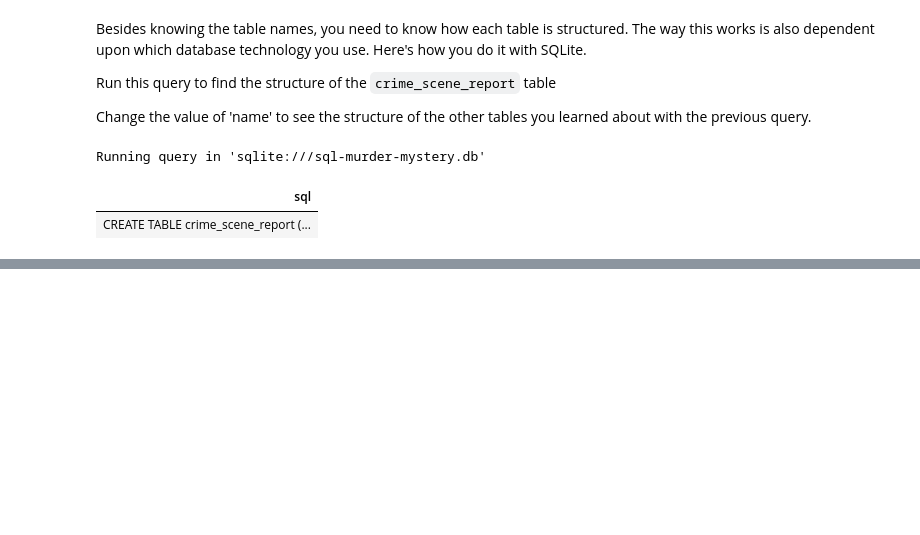
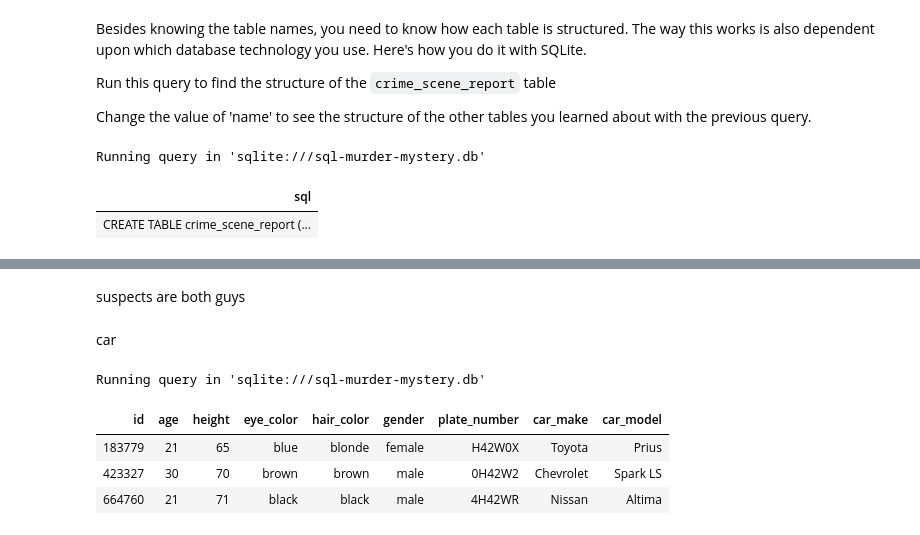
Before and after one commit to UCSF-DataSci/3-sql-yangpings, a Jupyter notebook: MYSTERY.ipynb, the cells around one changed output, grey strips where cells are left out. Cells and saved outputs as stored; diff of their text form; code cells hidden in the pictures; blank space fills up the shorter version.

```diff
--- a/MYSTERY.ipynb
+++ b/MYSTERY.ipynb
@@ -80,0 +152,15 @@ Did you find the killer? When you think you know the answer, submit your suspect
+# %% [markdown]
+suspects are both guys
+# %% [markdown]
+car
+# %%
+%%sql
+SELECT *
+FROM drivers_license
+WHERE plate_number LIKE '%H42W%'
+# %% [output]
+Running query in 'sqlite:///sql-murder-mystery.db'
+| id | age | height | eye_color | hair_color | gender | plate_number | car_make | car_model |
+| 183779 | 21 | 65 | blue | blonde | female | H42W0X | Toyota | Prius |
+| 423327 | 30 | 70 | brown | brown | male | 0H42W2 | Chevrolet | Spark LS |
+| 664760 | 21 | 71 | black | black | male | 4H42WR | Nissan | Altima |
```
Also changed, not shown: parts of 21 cells of this notebook, 1 other file.
